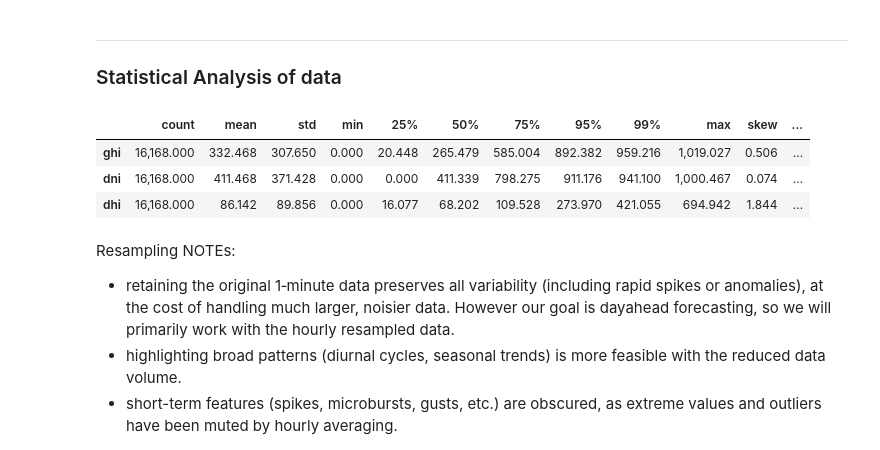
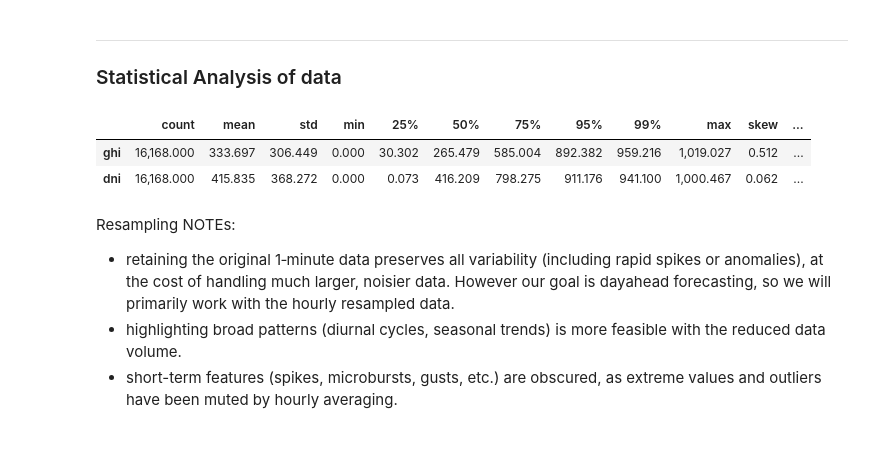
Before and after one commit to Mohamedtareque/PV_Forecast_MMPISSM, a Jupyter notebook: data_preprocess_v_02.ipynb, the cells around one changed output. Drawn from its saved outputs; the diff is of its cells as text; code cells hidden in the pictures.

```diff
--- a/data_preprocess_v_02.ipynb
+++ b/data_preprocess_v_02.ipynb
@@ -502,7 +502,7 @@ def calculate_solar_position(df, location_lat=38.642, location_lon=-121.148,
     # Extract hour of day
     # Hour guard in LOCAL time: allow 0–4 and 14–23 only
     hours_local = time_local.hour
-    allowed = (hours_local < 5) | (hours_local > 13)
+    allowed = (hours_local >= 6) & (hours_local < 21)
 
     # Daylight = (sun criterion) AND (hour guard)
     # df['is_daylight'] = ((df['solar_zenith'] < zenith_threshold) & allowed).astype(float)
@@ -688,7 +688,7 @@ irradiance_daytime_with_solar_df = calculate_solar_position(
     dfs["Folsom_irradiance"],
     location_lat=38.642,
     location_lon=-121.148,
-    location_timezone='UTC', #America/Los_Angeles
+    location_timezone='America/Los_Angeles', #America/Los_Angeles
     zenith_threshold=85
 )
 # %% [output]
@@ -730,7 +730,7 @@ df_daylight_only.head()
 ### Outlier Detection and Removal based on Raw GHI, DNI values.
 # %%
 # Select only the original (non-sin/cos) features for descriptive statistics
-exclude_cols = ['hour_sin', 'hour_cos', 'month_sin', 'month_cos',"PST_Time" , 'time_gap_norm', 'day_boundary_flag', 'hour_progression', 'absolute_hour', 'solar_zenith', 'solar_azimuth', 'solar_elevation', 'is_daylight']
+exclude_cols = ['hour_sin', 'hour_cos', 'month_sin', 'month_cos',"PST_Time" , 'dhi', 'time_gap_norm', 'day_boundary_flag', 'hour_progression', 'absolute_hour', 'solar_zenith', 'solar_azimuth', 'solar_elevation', 'is_daylight']
 feature_cols = [col for col in df_daylight_only.columns if col not in exclude_cols and col not in ['timestamp', 'season_flag', 'is_daylight']]
 
 # Compute descriptive statistics
@@ -818,7 +817,7 @@ Removed 1 rows based on GHI IQR outliers.
 # Step 4: Add temporal features that account for night gaps
 df_daylight_enhanced_clean = add_temporal_features(
     df_daylight_clean,
-    location_timezone= 'UTC',  # 'America/Los_Angeles',
+    location_timezone= 'America/Los_Angeles',  # 'America/Los_Angeles',
     reference_start_time=None  # Uses first record as reference
 )
 # %% [output]
@@ -908,30 +907,29 @@ df_daylight_resampled.head()
 # %%
 
 
 # Select only the original (non-sin/cos) features for descriptive statistics
-exclude_cols = ['hour_sin', 'hour_cos', 'month_sin', 'month_cos', "PST_Time",'time_gap_hours', 'time_gap_norm', 'day_boundary_flag', 'hour_progression', 'absolute_hour', 'solar_zenith', 'solar_azimuth', 'solar_elevation', 'is_daylight']
+exclude_cols = ['hour_sin', 'hour_cos', 'month_sin', 'month_cos', 'dhi',"PST_Time",'time_gap_hours', 'time_gap_norm', 'day_boundary_flag', 'hour_progression', 'absolute_hour', 'solar_zenith', 'solar_azimuth', 'solar_elevation', 'is_daylight']
 feature_cols = [col for col in df_daylight_resampled.columns if col not in exclude_cols and col not in ['timestamp', 'season_flag', 'is_daylight']]
 
 # Compute descriptive statistics
 desc_stats = df_daylight_resampled[feature_cols].describe(percentiles=[.25, .5, .75, .95, .99]).T
 
 # Add additional statistics
 desc_stats['skew'] = df_daylight_resampled[feature_cols].skew()
 desc_stats['kurtosis'] = df_daylight_resampled[feature_cols].kurtosis()
 desc_stats['missing'] = df_daylight_resampled[feature_cols].isna().sum()
 desc_stats['missing_pct'] = 100 * desc_stats['missing'] / len(df_daylight_resampled)
 # Add the Coefficient of Variation (CV) column
 desc_stats['cv'] = (desc_stats['std'] / desc_stats['mean']) * 100
 
 
 # Display the statistics
 pd.set_option('display.float_format', lambda x: f'{x:,.3f}')
 display(desc_stats)
 # %% [output]
 |  | count | mean | std | min | 25% | 50% | 75% | 95% | 99% | max | skew | ... |
-| ghi | 16,168.000 | 332.468 | 307.650 | 0.000 | 20.448 | 265.479 | 585.004 | 892.382 | 959.216 | 1,019.027 | 0.506 | ... |
-| dni | 16,168.000 | 411.468 | 371.428 | 0.000 | 0.000 | 411.339 | 798.275 | 911.176 | 941.100 | 1,000.467 | 0.074 | ... |
-| dhi | 16,168.000 | 86.142 | 89.856 | 0.000 | 16.077 | 68.202 | 109.528 | 273.970 | 421.055 | 694.942 | 1.844 | ... |
+| ghi | 16,168.000 | 333.697 | 306.449 | 0.000 | 30.302 | 265.479 | 585.004 | 892.382 | 959.216 | 1,019.027 | 0.512 | ... |
+| dni | 16,168.000 | 415.835 | 368.272 | 0.000 | 0.073 | 416.209 | 798.275 | 911.176 | 941.100 | 1,000.467 | 0.062 | ... |
 # %% [markdown]
 
 Resampling NOTEs:
```
Also changed, not shown: parts of 21 cells of this notebook, 6 other files.
